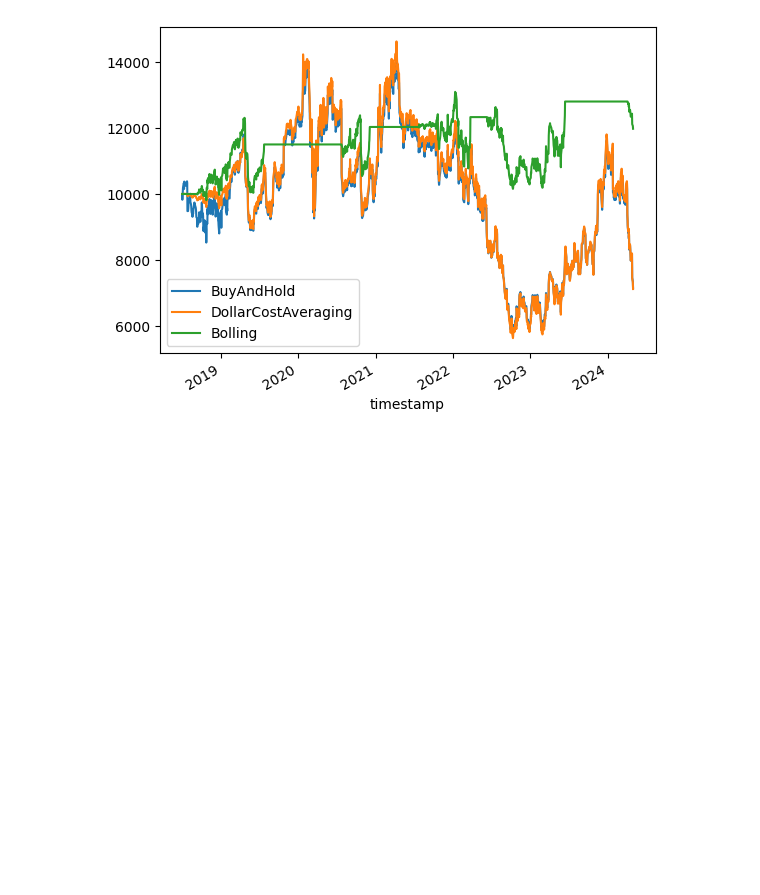
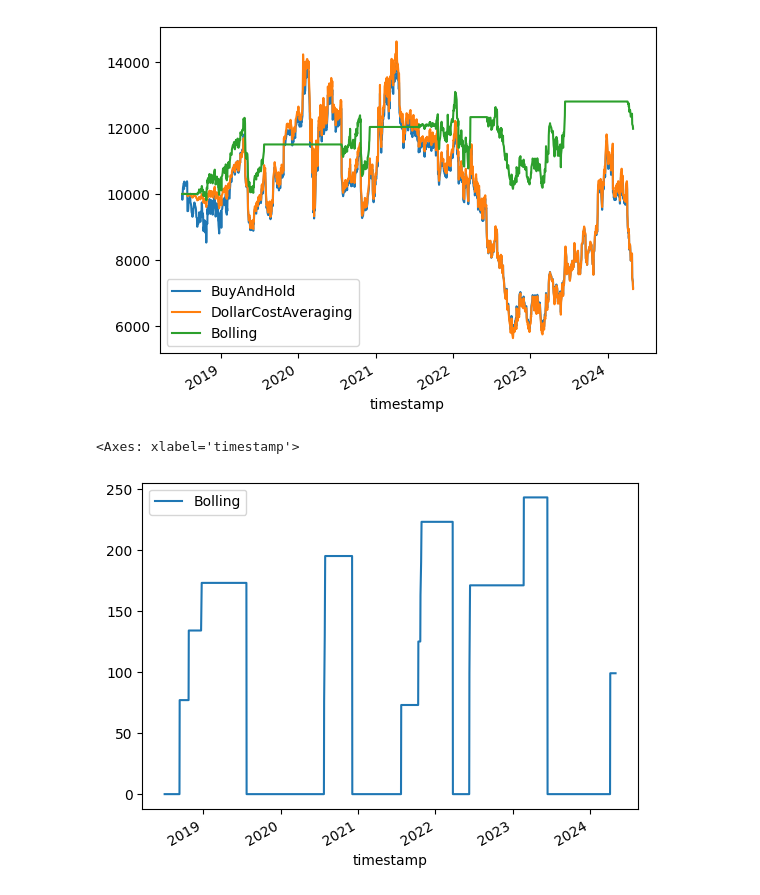
Before and after one commit to AxelGard/cira-examples, a Jupyter notebook: bollinger-bands.ipynb, the cells around one changed output. Saved outputs shown, nothing was run; the diff lists cells and outputs as text; code cells hidden in the pictures; blank space fills up the shorter version.

Commit message:
added allocation to bolling

```diff
--- a/bollinger-bands.ipynb
+++ b/bollinger-bands.ipynb
@@ -68,6 +68,7 @@ class BollingStartegy(cira.strategy.Strategy):
         self.sma_window = sma_window
         self.standard_deviation = standard_deviation
         self.risk = risk
+        self.allocation = []
 
     def iterate(self, feature_data: DataFrame, prices: DataFrame, portfolio: ndarray, cash:float)-> ndarray:
         _feature_data = feature_data.copy()
@@ -77,16 +78,18 @@ class BollingStartegy(cira.strategy.Strategy):
         _feature_data["ub"] =  _feature_data["sma"] + self.standard_deviation * _feature_data["sd"]
         _feature_data["lb"] =  _feature_data["sma"] - self.standard_deviation * _feature_data["sd"]
 
+        _all = np.array([0])
         if len(_feature_data) < self.sma_window:
-            return np.array([0]).astype(float)
+            pass
 
-        if prices.iloc[-1].values[0] >= _feature_data.iloc[-1]["ub"]:
-            return np.array([-1*portfolio[-1]]).astype(float)
+        elif prices.iloc[-1].values[0] >= _feature_data.iloc[-1]["ub"]:
+            _all = np.array([-1*portfolio[-1]])
 
-        if prices.iloc[-1].values[0] <= _feature_data.iloc[-1]["lb"]:
-            return np.array([int((cash*self.risk))//prices.iloc[-1].values[0]])
+        elif prices.iloc[-1].values[0] <= _feature_data.iloc[-1]["lb"]:
+            _all = np.array([int((cash*self.risk))//prices.iloc[-1].values[0]])
 
-        return np.array([0]).astype(float)
+        self.allocation.append(_all)
+        return _all.astype(float)
 
 
 
@@ -129,3 +132,8 @@ bt.plot()
 Delta: 4830.24$
 <Axes: xlabel='timestamp'>
 [figure]
+# %%
+pd.DataFrame({strat.name:np.array(strat.allocation).cumsum()}, index=test_data.index[0:]).plot()
+# %% [output]
+<Axes: xlabel='timestamp'>
+[figure, added]
```
